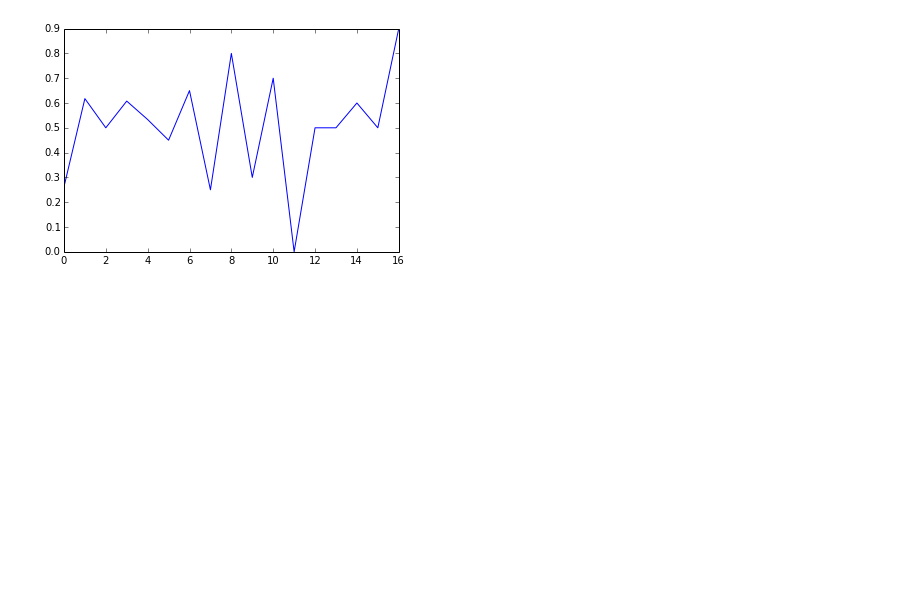
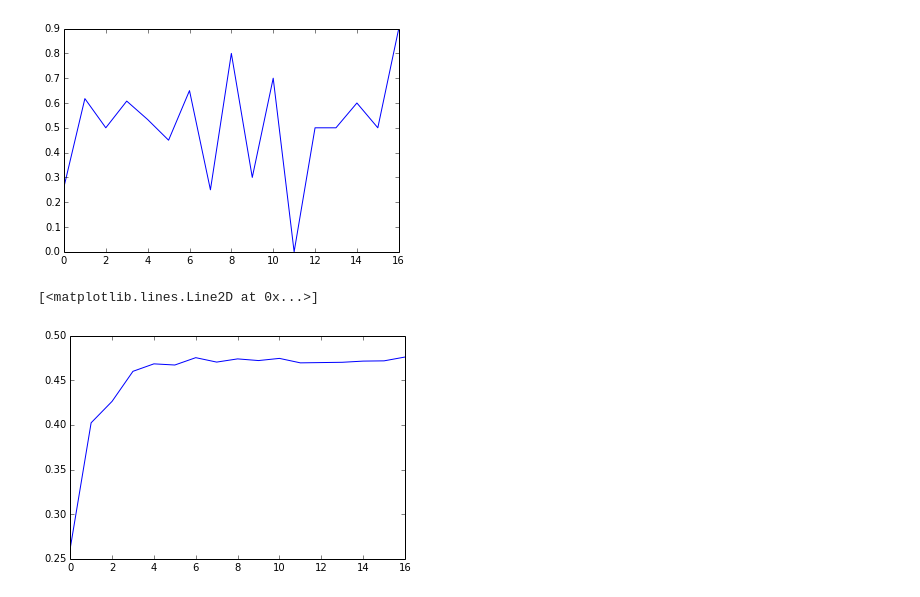
Before and after one commit to matttrent/vislab, a Jupyter notebook: notebooks/mturk_get_results.ipynb, the cells around one changed output. Cells and saved outputs as stored; diff of their text form; code cells hidden in the pictures; blank space fills up the shorter version.

```diff
--- a/notebooks/mturk_get_results.ipynb
+++ b/notebooks/mturk_get_results.ipynb
@@ -356,14 +356,26 @@ Index([u'A39OVWIB5SN5T6', u'A3ABJN1IL7UCZ8', u'A1H8KB7BM8X7EL', u'A2FLZZ8Z4YEOPR
 # Answer distribution per-worker
 # %%
 mean_answer = []
+n_trues = []
+n_totals = []
 # %%
 for worker in answers_per_worker.index:
     worker_df = result_df[ result_df['worker_id'] == worker ]
     num_true  = len( worker_df[ worker_df['tagged_Vintage'] == True ] )
     num_total = len( worker_df )
+    n_trues  += [ num_true ]
+    n_totals += [ num_total ]
     mean_answer += [ float( num_true ) / float( num_total ) ]
 # %%
 plot( mean_answer )
 # %% [output]
 [<matplotlib.lines.Line2D at 0x...>]
 [figure]
+# %%
+csum_true  = np.cumsum( n_trues )
+csum_total = np.cumsum( n_totals )
+# %%
+plot( [ t / float(total) for t,total in zip( csum_true, csum_total ) ] )
+# %% [output]
+[<matplotlib.lines.Line2D at 0x...>]
+[figure, added]
```
